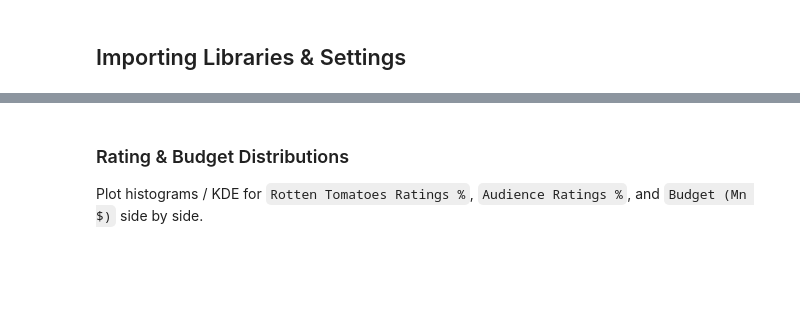
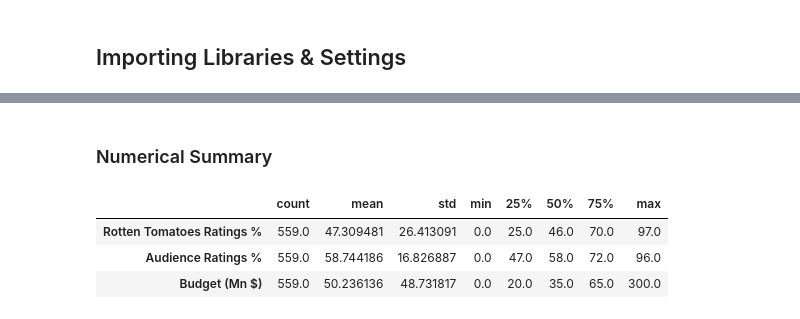
Before and after one commit to quantumudit/problem-solving, a Jupyter notebook: projects/misc/movie_ratings_analysis/eda.ipynb, the cells around one changed output, grey strips where cells are left out. Saved outputs shown, nothing was run; the diff lists cells and outputs as text; code cells hidden in the pictures; blank space fills up the shorter version.

```diff
--- a/projects/misc/movie_ratings_analysis/eda.ipynb
+++ b/projects/misc/movie_ratings_analysis/eda.ipynb
@@ -31,7 +87,11 @@ Convert `Film` and `Genre` from `object` to `category`, and `Release Year` from
 # %% [markdown]
-### Rating & Budget Distributions
-
-Plot histograms / KDE for `Rotten Tomatoes Ratings %`, `Audience Ratings %`, and `Budget (Mn $)` side by side.
+### Numerical Summary
 # %%
-# plot distribution of RT ratings, audience ratings, and budget in 1 row of subplots
+# describe numerical columns (transposed)
+df.describe().T
+# %% [output]
+|  | count | mean | std | min | 25% | 50% | 75% | max |
+| Rotten Tomatoes Ratings % | 559.0 | 47.309481 | 26.413091 | 0.0 | 25.0 | 46.0 | 70.0 | 97.0 |
+| Audience Ratings % | 559.0 | 58.744186 | 16.826887 | 0.0 | 47.0 | 58.0 | 72.0 | 96.0 |
+| Budget (Mn $) | 559.0 | 50.236136 | 48.731817 | 0.0 | 20.0 | 35.0 | 65.0 | 300.0 |
 # %% [markdown]
```
Also changed, not shown: parts of 43 cells of this notebook.
